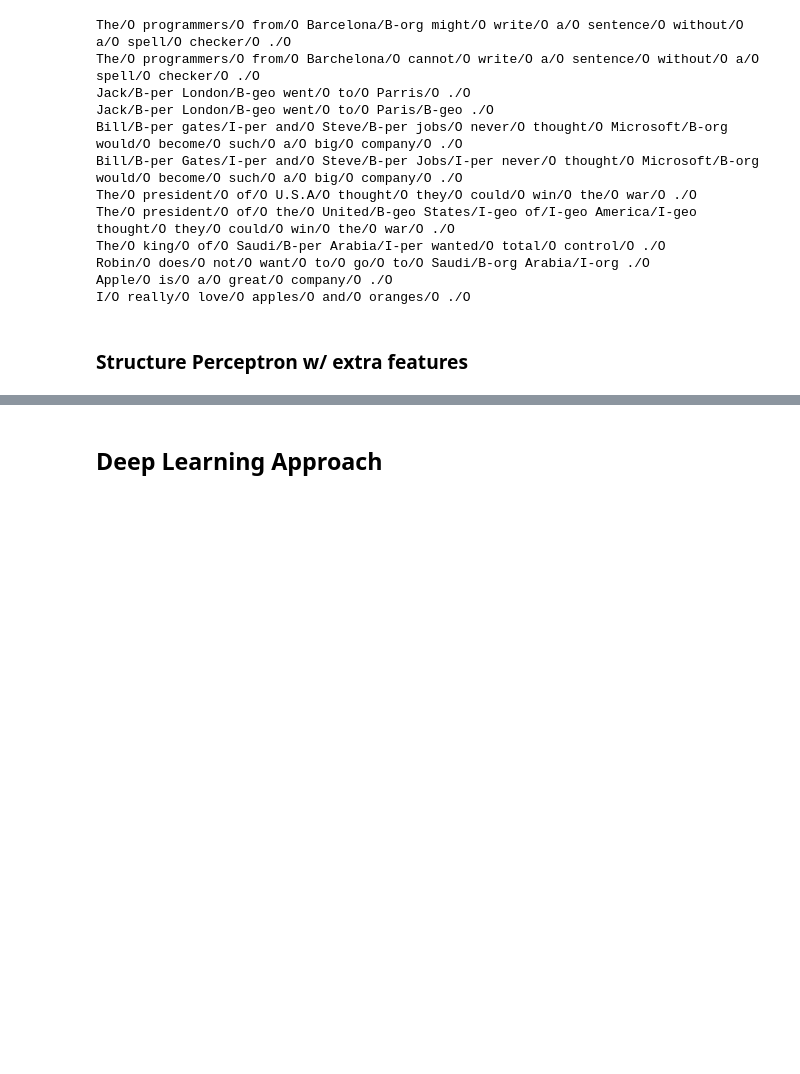
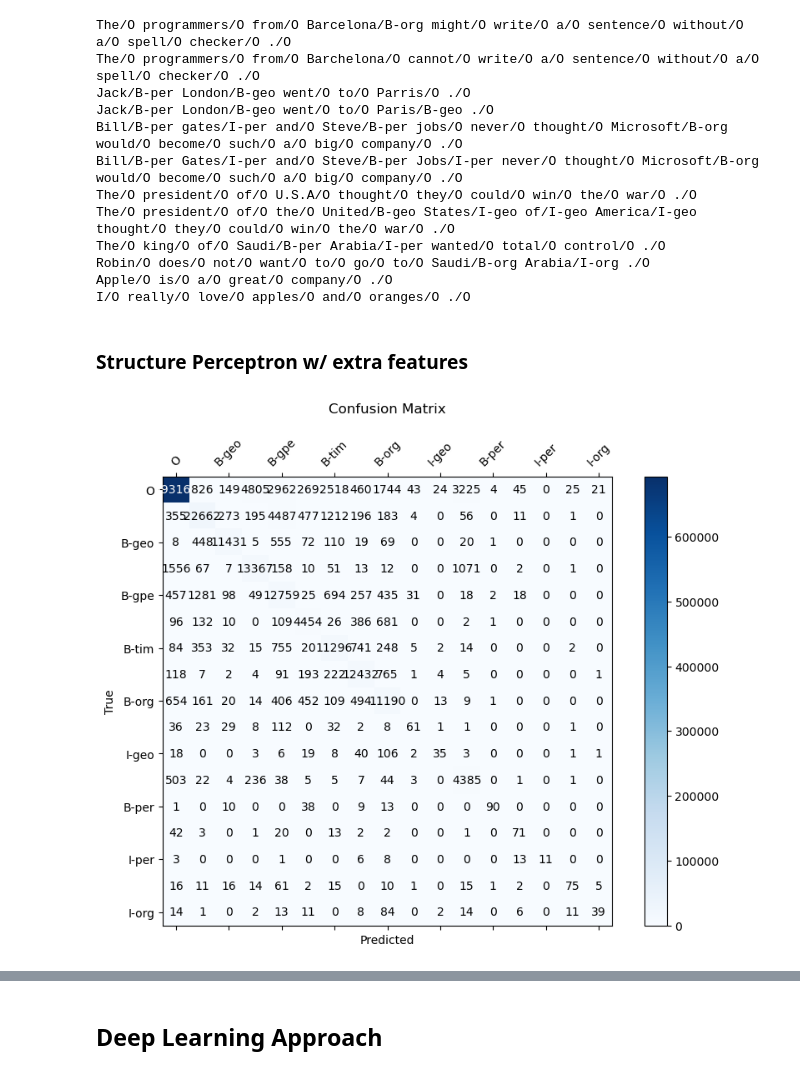
Before and after one commit to 45truc/NER_task, a Jupyter notebook: reproduce_results.ipynb, the cells around one changed output, grey strips where cells are left out. Drawn from its saved outputs; the diff is of its cells as text; code cells hidden in the pictures; blank space fills up the shorter version.

```diff
--- a/reproduce_results.ipynb
+++ b/reproduce_results.ipynb
@@ -108 +130,10 @@ sp.load_model(dir="../fitted_models/perceptron_5_iter_extra")
 pred_tiny_test  = sp.viterbi_decode_corpus(tiny_test_seq)
+# %%
+'''
+acc, f1 = Evaluate_metrics(train_seq.seq_list, pred_train, corpus)
+train_metrics['Accuracy'].append(acc)
+train_metrics['F1'].append(f1)
+names.append('SP-extra')
+'''
+# %% [output]
+[figure, added]
```
Also changed, not shown: parts of 12 cells of this notebook.
